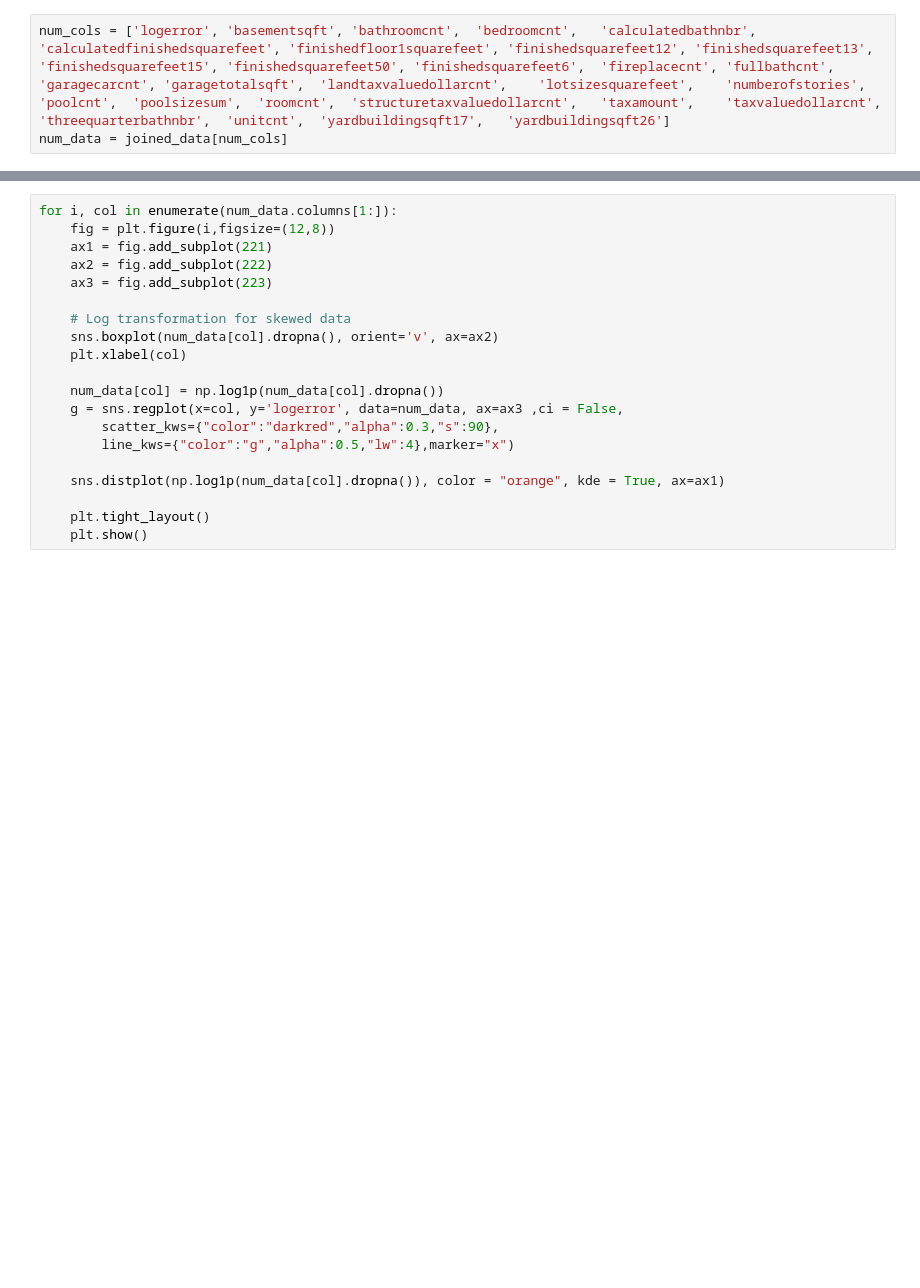
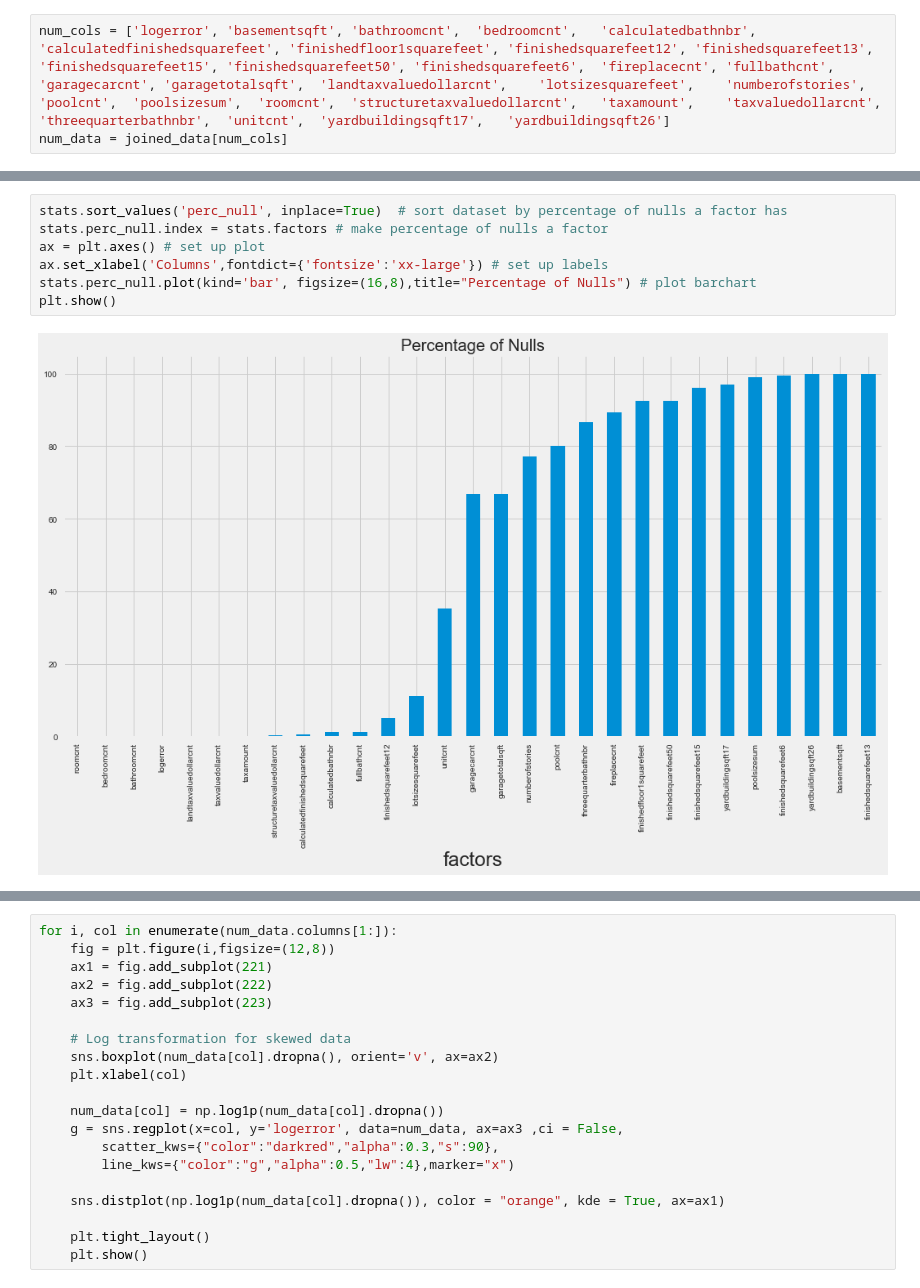
Before and after one commit to eschoenbrun/Zillow_Kaggle, a Jupyter notebook: exploratory_data_analysis.ipynb, the cells around one changed output, grey strips where cells are left out. Cells and saved outputs as stored; diff of their text form; blank space fills up the shorter version.

```diff
--- a/exploratory_data_analysis.ipynb
+++ b/exploratory_data_analysis.ipynb
@@ -133,0 +162,9 @@ stats.perc_zero.plot(kind='bar', figsize=(16,8),title="Percentage of Zeros")
+# %%
+stats.sort_values('perc_null', inplace=True)  # sort dataset by percentage of nulls a factor has
+stats.perc_null.index = stats.factors # make percentage of nulls a factor
+ax = plt.axes() # set up plot
+ax.set_xlabel('Columns',fontdict={'fontsize':'xx-large'}) # set up labels
+stats.perc_null.plot(kind='bar', figsize=(16,8),title="Percentage of Nulls") # plot barchart
+plt.show()
+# %% [output]
+[figure, added]
```
Also changed, not shown: parts of 29 cells of this notebook.
